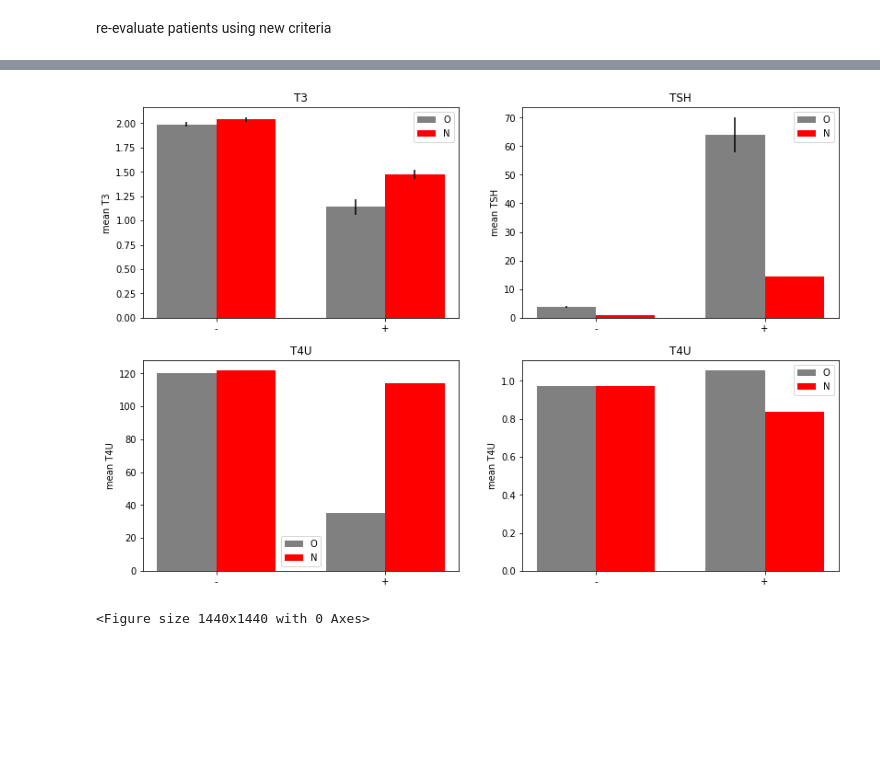
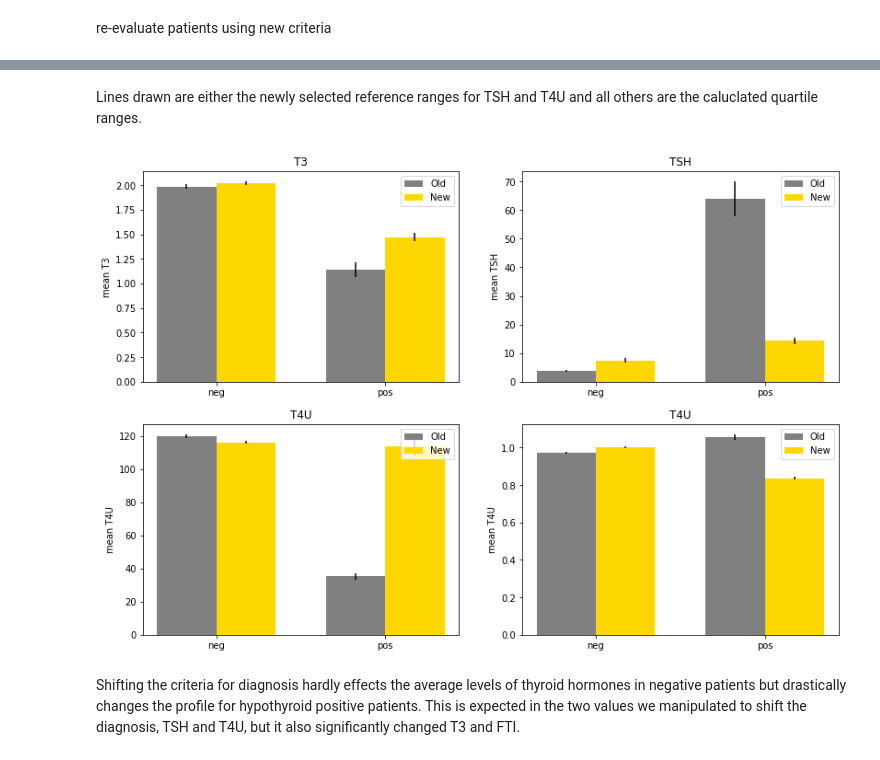
Before and after one commit to karlypaige/Fundamentals-Capstone-Hypothyroid, a Jupyter notebook: Hypothyroid Dataset.ipynb, the cells around one changed output, grey strips where cells are left out. Cells and saved outputs as stored; diff of their text form; code cells hidden in the pictures; blank space fills up the shorter version.

```diff
--- a/Hypothyroid Dataset.ipynb
+++ b/Hypothyroid Dataset.ipynb
@@ -768,9 +837,9 @@ Using the above evaluation it seems that the levels of hormones and markers repo
 # %%
-#adjust variables to reflect the tightest modern reference ranges
-lowTSH = 0.5
-highTSH = 2.0
-lowT4U = 1
-highT4U = 1.53
+#adjust variables to reflect the tightest modern reference ranges and use T4U instead of FTI
+lowTSH_new = 0.5
+highTSH_new = 2.0
+lowT4U_new = 1
+highT4U_new = 1.53
 # %% [markdown]
 re-evaluate patients using new criteria
 # %%
@@ -781,7 +848,6 @@ Individuals with TSH above the high TSH reference value and below the low T4U re
 # %%
 for index, level in enumerate(ht['TSH']):
-    if level > highTSH:
-        if ht['T4U'][index] < lowT4U:
-            ht['New_Hypothyroid'][index] = 't'
+    if (level > highTSH_new) & (ht['T4U'][index] < lowT4U_new):
+        ht['New_Hypothyroid'][index] = 't'
     else:
         ht['New_Hypothyroid'][index] = 'f'
@@ -933,6 +1028,8 @@ plt.show()
+# %% [markdown]
+Lines drawn are either the newly selected reference ranges for TSH and T4U and all others are the caluclated quartile ranges.
 # %%
-#method for calculating errors for bar graph
-def ht_error_calc_2(column1, column2, c2_condition):
+#method for calculating errors for New_Thyroid bar graph
+def ht_error_calc_NT(column1, column2, c2_condition):
 
     try:
         return (
@@ -944,16 +1041,17 @@ def ht_error_calc_2(column1, column2, c2_condition):
     except ValueError:
         print('input error')
 # %%
+#Bar graphs comparing thyroid hormone levels in Hypothyroid diagnosed patients using old reference ranges vs new reference ranges
 x, axarr = plt.subplots(2, 2)
-plt.figure(figsize=(20, 20))
+
 ind = np.arange(2)
 width = 0.35
 
 fColor = 'gray'
-mColor = 'red'
+mColor = 'gold'
 
-tick_values = ('-','+')
-legend_values = ('O','N')
+tick_values = ('neg','pos')
+legend_values = ('Old','New')
 
 axarr[0,0].bar(ind, np.array([
     ht['T3'].loc[(ht['T3']!=0)
@@ -964,8 +1062,8 @@ axarr[0,0].bar(ind, np.array([
                 ].mean()
 ])
     , width, color=fColor,
-               yerr=(ht_error_calc_2('T3', 'hypothyroid', 'negative'),
-                     ht_error_calc_2('T3', 'hypothyroid', 'hypothyroid'))
+               yerr=(ht_error_calc_NT('T3', 'hypothyroid', 'negative'),
+                     ht_error_calc_NT('T3', 'hypothyroid', 'hypothyroid'))
               )
 axarr[0,0].bar(ind+width, np.array([
     ht['T3'].loc[(ht['T3']!=0)
@@ -976,7 +1074,8 @@ axarr[0,0].bar(ind+width, np.array([
                 ].mean()
 ])
     , width, color=mColor,
-              yerr=(ht_error_calc_2('T3', 'New_Hypothyroid', 'f'), ht_error_calc_2('T3', 'New_Hypothyroid', 't'))
+              yerr=(ht_error_calc_NT('T3', 'New_Hypothyroid', 'f'),
+                    ht_error_calc_NT('T3', 'New_Hypothyroid', 't'))
               )
 axarr[0,0].set_title('T3')
 axarr[0,0].set_ylabel('mean T3')
@@ -993,7 +1092,8 @@ axarr[0,1].bar(ind, np.array([
                  ].mean()
 ])
     , width, color=fColor,
-               yerr=(ht_error_calc_2('TSH', 'hypothyroid', 'negative'), ht_error_calc_2('TSH', 'hypothyroid', 'hypothyroid'))
+               yerr=(ht_error_calc_NT('TSH', 'hypothyroid', 'negative'),
+                     ht_error_calc_NT('TSH', 'hypothyroid', 'hypothyroid'))
               )
 axarr[0,1].bar(ind+width, np.array([
     ht['TSH'].loc[(ht['TSH']!=0)
@@ -1004,7 +1104,8 @@ axarr[0,1].bar(ind+width, np.array([
                  ].mean()
 ])
     , width, color=mColor,
-               yerr=(ht_error_calc_2('TSH', 'New_Hypothyroid', 'f'), ht_error_calc('TSH', 'New_Hypothyroid', 't'))
+               yerr=(ht_error_calc_NT('TSH', 'New_Hypothyroid', 'f'),
+                     ht_error_calc_NT('TSH', 'New_Hypothyroid', 't'))
               )
 axarr[0,1].set_title('TSH')
 axarr[0,1].set_ylabel('mean TSH')
@@ -1021,7 +1122,8 @@ axarr[1,0].bar(ind,np.array([
                  ].mean()
 ])
     , width, color=fColor,
-              yerr=(ht_error_calc_2('FTI', 'hypothyroid', 'negative'), ht_error_calc_2('FTI', 'hypothyroid', 'hypothyroid'))
+              yerr=(ht_error_calc_NT('FTI', 'hypothyroid', 'negative'),
+                    ht_error_calc_NT('FTI', 'hypothyroid', 'hypothyroid'))
               )
 axarr[1,0].bar(ind + width,np.array([
     ht['FTI'].loc[(ht['FTI']!=0)
@@ -1032,7 +1134,8 @@ axarr[1,0].bar(ind + width,np.array([
                  ].mean()
 ])
     , width, color=mColor,
-              yerr=(ht_error_calc_2('FTI', 'New_Hypothyroid', 'f'), ht_error_calc_2('FTI', 'New_Hypothyroid', 't'))
+              yerr=(ht_error_calc_NT('FTI', 'New_Hypothyroid', 'f'),
+                    ht_error_calc_NT('FTI', 'New_Hypothyroid', 't'))
               )
 axarr[1,0].set_title('T4U')
 axarr[1,0].set_ylabel('mean T4U')
@@ -1043,34 +1146,37 @@ axarr[1,0].legend(legend_values)
 axarr[1,1].bar(ind, np.array([
     ht['T4U'].loc[(ht['T4U']!=0)
                   &(ht['hypothyroid'].isin(['negative']))
                  ].mean(),
     ht['T4U'].loc[(ht['T4U']!=0)
                   &(ht['hypothyroid'].isin(['hypothyroid']))
                  ].mean()
 ])
     , width, color=fColor,
-              yerr=(ht_error_calc_2('T4U', 'hypothyroid', 'negative'), ht_error_calc_2('T4U', 'hypothyroid', 'hypothyroid'))
+              yerr=(ht_error_calc_NT('T4U', 'hypothyroid', 'negative'),
+                    ht_error_calc_NT('T4U', 'hypothyroid', 'hypothyroid'))
                    )
 axarr[1,1].bar(ind + width, np.array([
     ht['T4U'].loc[(ht['T4U']!=0)
                   &(ht['New_Hypothyroid'].isin(['f']))
                  ].mean(),
     ht['T4U'].loc[(ht['T4U']!=0)
                   &(ht['New_Hypothyroid'].isin(['t']))
                  ].mean()
 ])
     , width, color=mColor,
-              yerr=(ht_error_calc_2('T4U', 'New_Hypothyroid', 't'), ht_error_calc_2('T4U', 'New_Hypothyroid', 't'))
+              yerr=(ht_error_calc_NT('T4U', 'New_Hypothyroid', 'f'),
+                    ht_error_calc_NT('T4U', 'New_Hypothyroid', 't'))
                    )
 axarr[1,1].set_ylabel('mean T4U')
 axarr[1,1].set_title('T4U')
 axarr[1,1].set_xticks(ind + width / 2)
 axarr[1,1].set_xticklabels(tick_values)
 axarr[1,1].legend(legend_values)
 
 x.subplots_adjust(top=1, right=1)
 
 plt.show()
 # %% [output]
-[figure, old version]
+[figure, new version]
-<Figure size 1440x1440 with 0 Axes>
+# %% [markdown]
+Shifting the criteria for diagnosis hardly effects the average levels of thyroid hormones in negative patients but drastically changes the profile for hypothyroid positive patients.  This is expected in the two values we manipulated to shift the diagnosis, TSH and T4U, but it also significantly changed T3 and FTI.
```
Also changed, not shown: parts of 56 cells of this notebook.
